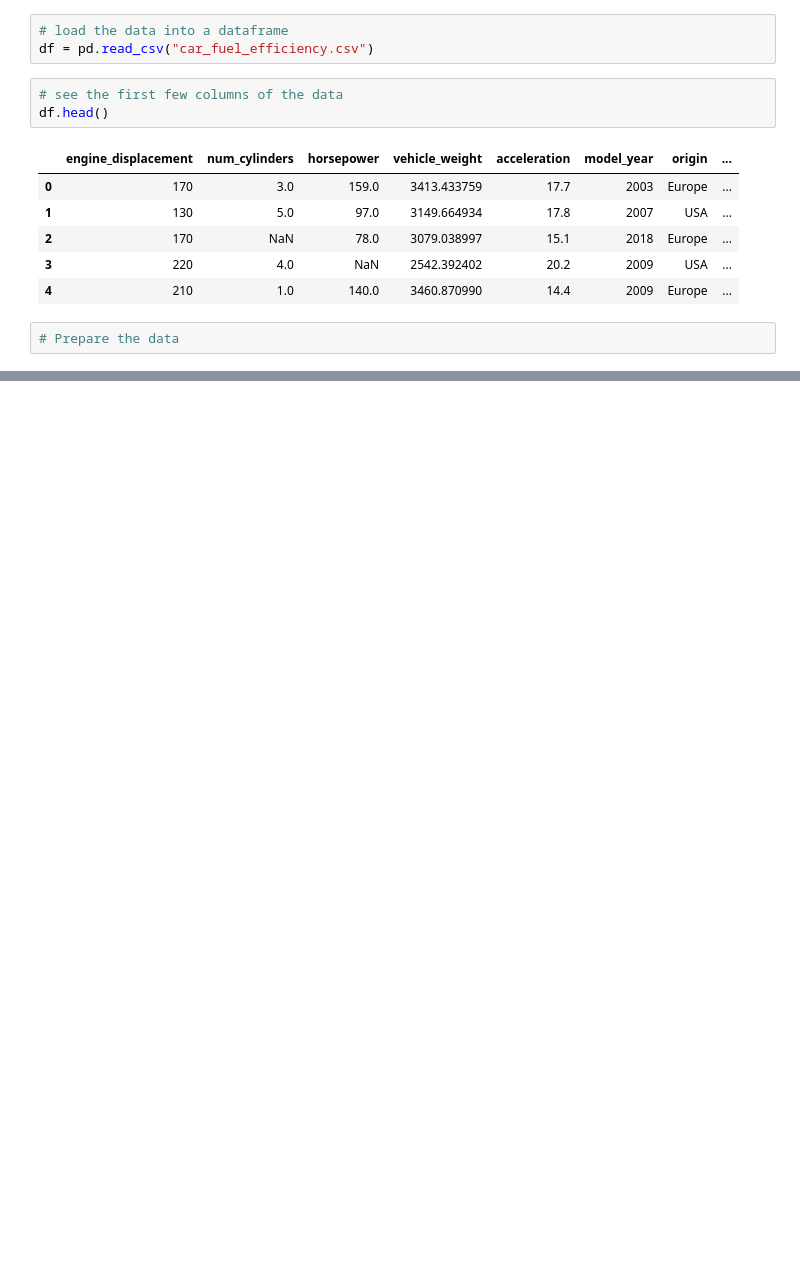
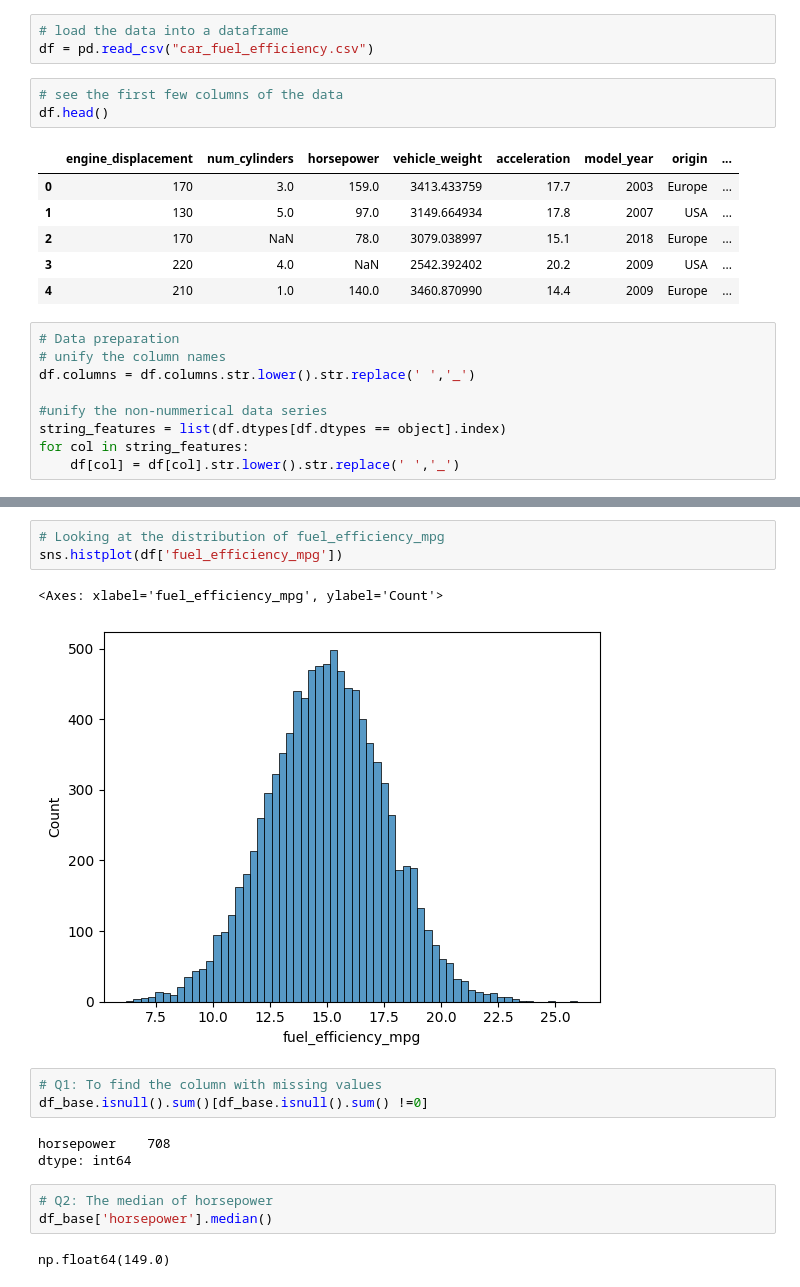
Before and after one commit to n-a-peter/MLZ-homework, a Jupyter notebook: 02-homework/02-homework.ipynb, the cells around one changed output, grey strips where cells are left out. Saved outputs shown, nothing was run; the diff lists cells and outputs as text; blank space fills up the shorter version.

```diff
--- a/02-homework/02-homework.ipynb
+++ b/02-homework/02-homework.ipynb
@@ -33,6 +35,13 @@ df.head()
 | 3 | 220 | 4.0 | NaN | 2542.392402 | 20.2 | 2009 | USA | ... |
 | 4 | 210 | 1.0 | 140.0 | 3460.870990 | 14.4 | 2009 | Europe | ... |
 # %%
-# Prepare the data
+# Data preparation
+# unify the column names
+df.columns = df.columns.str.lower().str.replace(' ','_')
+
+#unify the non-nummerical data series
+string_features = list(df.dtypes[df.dtypes == object].index)
+for col in string_features:
+    df[col] = df[col].str.lower().str.replace(' ','_')
 # %%
 # Explore the data
@@ -38,0 +76,17 @@ df.head()
+# %%
+# Looking at the distribution of fuel_efficiency_mpg
+sns.histplot(df['fuel_efficiency_mpg'])
+# %% [output]
+<Axes: xlabel='fuel_efficiency_mpg', ylabel='Count'>
+[figure, added]
+# %%
+# Q1: To find the column with missing values
+df_base.isnull().sum()[df_base.isnull().sum() !=0]
+# %% [output]
+horsepower    708
+dtype: int64
+# %%
+# Q2: The median of horsepower
+df_base['horsepower'].median()
+# %% [output]
+np.float64(149.0)
```
Also changed, not shown: parts of 17 cells of this notebook.
